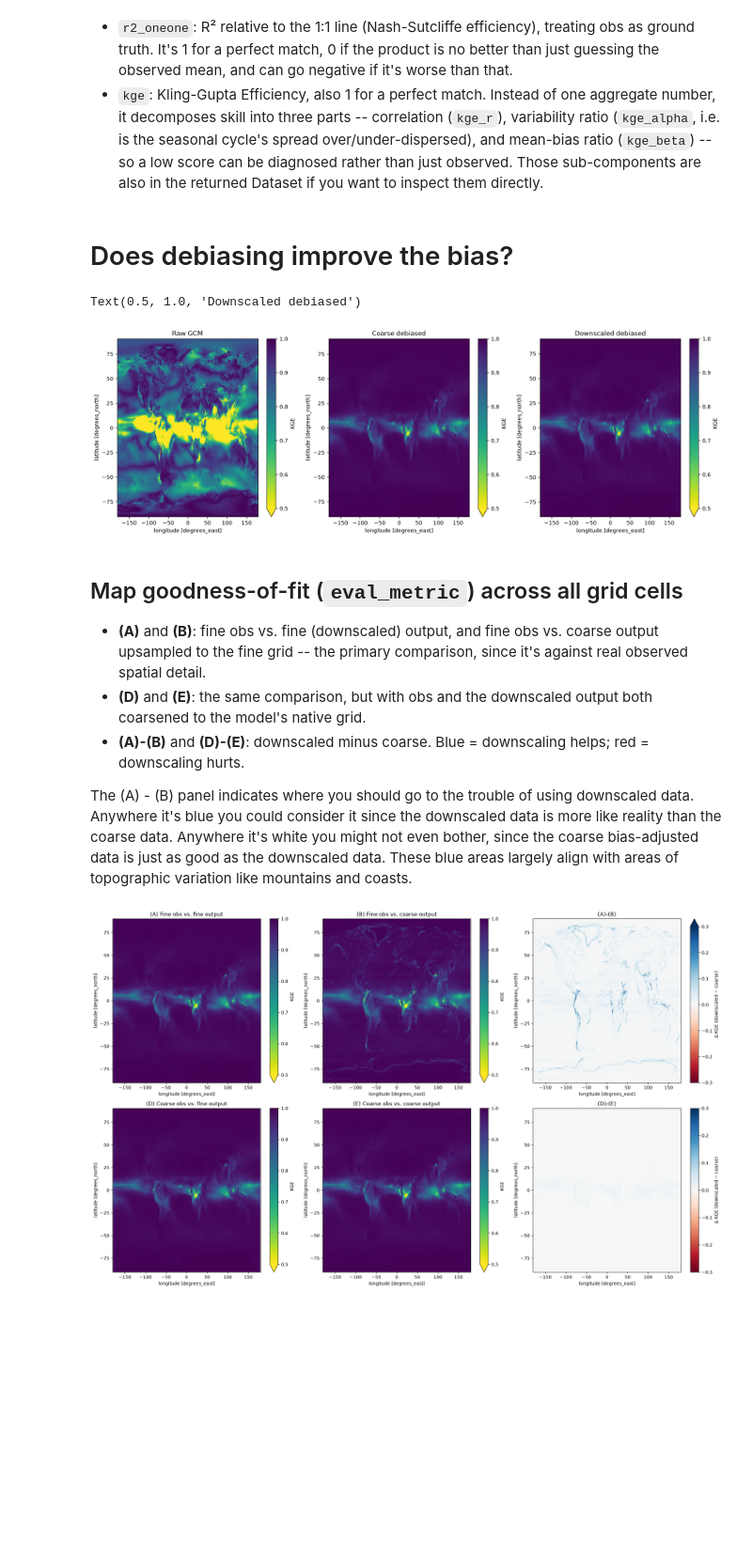
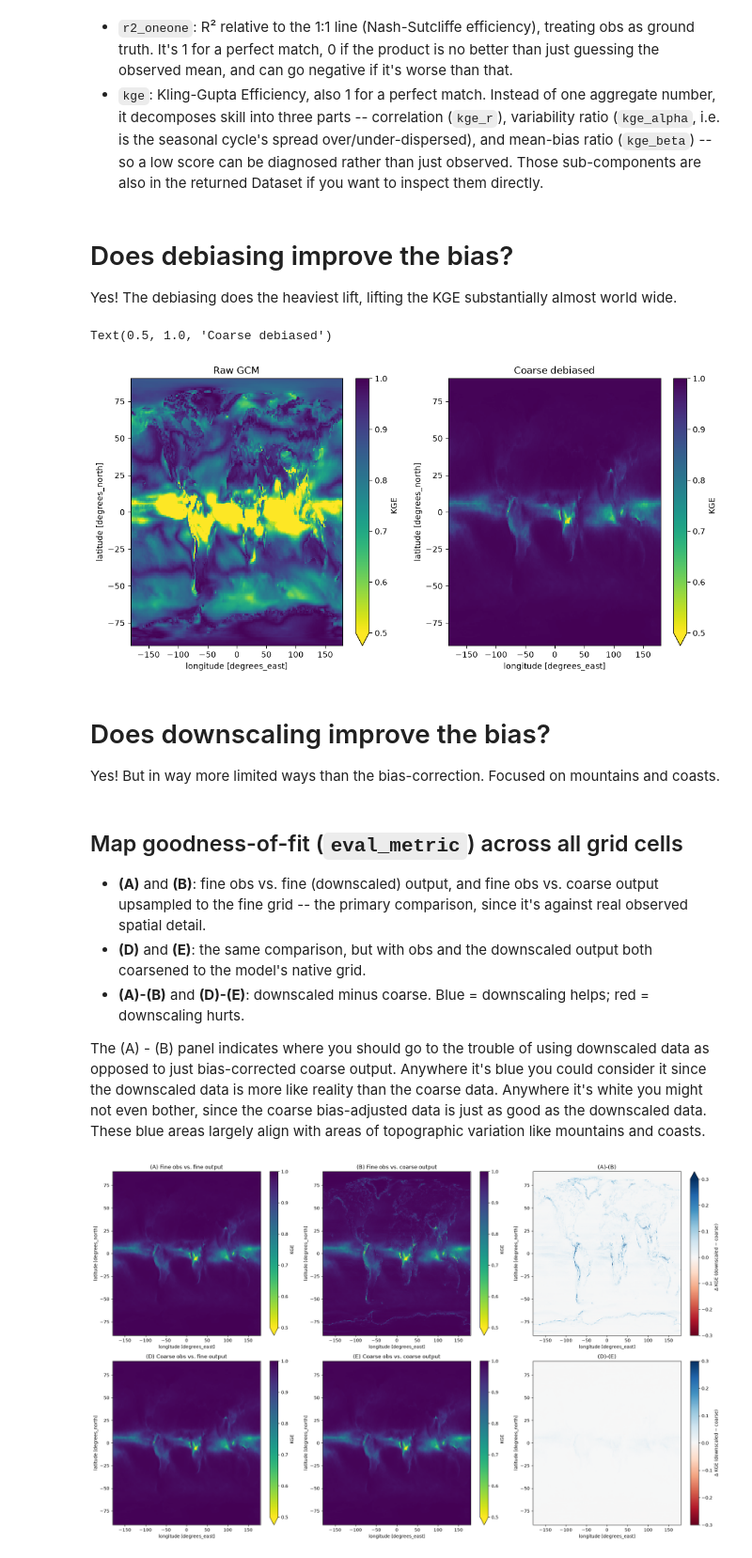
Before and after one commit to carbonplan/sai-downscaling, a Jupyter notebook: notebooks/QA_QC/rsds/compare_historical_bias_rsds.ipynb, the cells around one changed output. Shown at 94% size. Drawn from its saved outputs; the diff is of its cells as text; code cells hidden in the pictures; blank space fills up the shorter version.

```diff
--- a/notebooks/QA_QC/rsds/compare_historical_bias_rsds.ipynb
+++ b/notebooks/QA_QC/rsds/compare_historical_bias_rsds.ipynb
@@ -219,26 +219,25 @@ metrics_obscoarse_rawgcm = disagg_test_calculate_metrics(
 )
 # %% [markdown]
 # Does debiasing improve the bias?
+Yes! The debiasing does the heaviest lift, lifting the KGE substantially almost world wide.
 # %%
-plt.figure(figsize=(20, 6))
-plt.subplot(1, 3, 1)
+plt.figure(figsize=(13, 6))
+plt.subplot(1, 2, 1)
 metrics_obscoarse_rawgcm[eval_metric].plot(
     vmin=metric_vmin, vmax=metric_vmax, cmap=plt.cm.viridis_r, cbar_kwargs={"label": metric_label}
 )
 plt.title("Raw GCM")
-plt.subplot(1, 3, 2)
+plt.subplot(1, 2, 2)
 metrics_obscoarse_outputcoarse[eval_metric].plot(
     vmin=metric_vmin, vmax=metric_vmax, cmap=plt.cm.viridis_r, cbar_kwargs={"label": metric_label}
 )
 plt.title("Coarse debiased")
-plt.subplot(1, 3, 3)
-metrics_obsfine_outputfine[eval_metric].plot(
-    vmin=metric_vmin, vmax=metric_vmax, cmap=plt.cm.viridis_r, cbar_kwargs={"label": metric_label}
-)
-plt.title("Downscaled debiased")
 # %% [output]
-Text(0.5, 1.0, 'Downscaled debiased')
+Text(0.5, 1.0, 'Coarse debiased')
-[figure, old version]
+[figure, new version]
+# %% [markdown]
+# Does downscaling improve the bias?
+Yes! But in way more limited ways than the bias-correction. Focused on mountains and coasts.
 # %% [markdown]
 ## Map goodness-of-fit (`eval_metric`) across all grid cells
 
@@ -246,7 +245,7 @@ Text(0.5, 1.0, 'Downscaled debiased')
 - **(D)** and **(E)**: the same comparison, but with obs and the downscaled output both coarsened to the model's native grid.
 - **(A)-(B)** and **(D)-(E)**: downscaled minus coarse. Blue = downscaling helps; red = downscaling hurts.
 
-The (A) - (B) panel indicates where you should go to the trouble of using downscaled data. Anywhere it's blue you could consider it since the downscaled data is more like reality than the coarse data. Anywhere it's white you might not even bother, since the coarse bias-adjusted data is just as good as the downscaled data. These blue areas largely align with areas of topographic variation like mountains and coasts.
+The (A) - (B) panel indicates where you should go to the trouble of using downscaled data as opposed to just bias-corrected coarse output. Anywhere it's blue you could consider it since the downscaled data is more like reality than the coarse data. Anywhere it's white you might not even bother, since the coarse bias-adjusted data is just as good as the downscaled data. These blue areas largely align with areas of topographic variation like mountains and coasts.
 # %%
 def format_subplot():
     plt.xlim([-180, 180])
```
Also changed, not shown: parts of 3 cells of this notebook.
